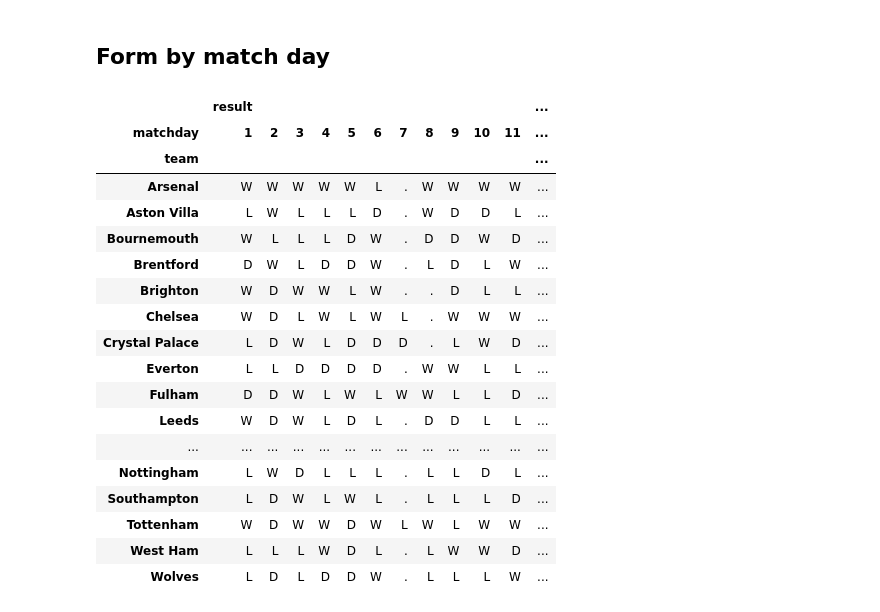
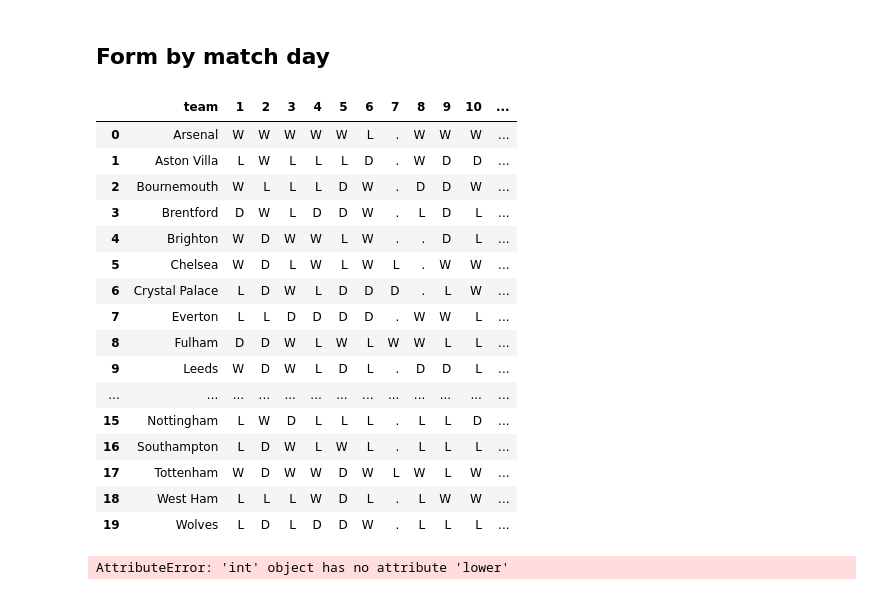
Before and after one commit to solstice035/footballdash, a Jupyter notebook: code/notebooks/results_api.ipynb, the cells around one changed output. Cells and saved outputs as stored; diff of their text form; code cells hidden in the pictures.

```diff
--- a/code/notebooks/results_api.ipynb
+++ b/code/notebooks/results_api.ipynb
@@ -126,11 +126,15 @@ data = response.json()
 df = pd.json_normalize(data, record_path = ['matches'])
 df = df[keep_cols]
 df['utcDate'] = pd.to_datetime(df['utcDate'])
+# remove timezone
+df['utcDate'] = df['utcDate'].dt.tz_localize(None)
+# create full time score column
 df['score.fullTime'] = df['score.fullTime.home'].astype(str) + '-' + df['score.fullTime.away'].astype(str)
 # rename club names using dictionary
 df['homeTeam.shortName'] = df['homeTeam.shortName'].replace(club_names)
 df['awayTeam.shortName'] = df['awayTeam.shortName'].replace(club_names)
 
+
 print(df.shape)
 # export to excel
 export_excel(df, 'matches')
@@ -504,28 +495,37 @@ df_league.head(20)
 # %%
 # pivot df_match to show team results be match day
 df_matchday = df_matches.pivot_table(index=['team'], columns=['matchday'], fill_value='.', values=['result'], aggfunc='first')
-
-# export to excel using function
-export_excel(df_matchday, 'matchday_form')
+# remove multi index
+df_matchday.columns = df_matchday.columns.droplevel(0)
+# reset index to a new int index
+df_matchday = df_matchday.reset_index().rename_axis(None, axis=1)
+# rename columns to remove multi index
 
 df_matchday.head(20)
 # %% [output]
-|  | result |  |  |  |  |  |  |  |  |  |  | ... |
-| matchday | 1 | 2 | 3 | 4 | 5 | 6 | 7 | 8 | 9 | 10 | 11 | ... |
-| team |  |  |  |  |  |  |  |  |  |  |  | ... |
-| Arsenal | W | W | W | W | W | L | . | W | W | W | W | ... |
-| Aston Villa | L | W | L | L | L | D | . | W | D | D | L | ... |
-| Bournemouth | W | L | L | L | D | W | . | D | D | W | D | ... |
-| Brentford | D | W | L | D | D | W | . | L | D | L | W | ... |
-| Brighton | W | D | W | W | L | W | . | . | D | L | L | ... |
-| Chelsea | W | D | L | W | L | W | L | . | W | W | W | ... |
-| Crystal Palace | L | D | W | L | D | D | D | . | L | W | D | ... |
-| Everton | L | L | D | D | D | D | . | W | W | L | L | ... |
-| Fulham | D | D | W | L | W | L | W | W | L | L | D | ... |
-| Leeds | W | D | W | L | D | L | . | D | D | L | L | ... |
+|  | team | 1 | 2 | 3 | 4 | 5 | 6 | 7 | 8 | 9 | 10 | ... |
+| 0 | Arsenal | W | W | W | W | W | L | . | W | W | W | ... |
+| 1 | Aston Villa | L | W | L | L | L | D | . | W | D | D | ... |
+| 2 | Bournemouth | W | L | L | L | D | W | . | D | D | W | ... |
+| 3 | Brentford | D | W | L | D | D | W | . | L | D | L | ... |
+| 4 | Brighton | W | D | W | W | L | W | . | . | D | L | ... |
+| 5 | Chelsea | W | D | L | W | L | W | L | . | W | W | ... |
+| 6 | Crystal Palace | L | D | W | L | D | D | D | . | L | W | ... |
+| 7 | Everton | L | L | D | D | D | D | . | W | W | L | ... |
+| 8 | Fulham | D | D | W | L | W | L | W | W | L | L | ... |
+| 9 | Leeds | W | D | W | L | D | L | . | D | D | L | ... |
 | ... | ... | ... | ... | ... | ... | ... | ... | ... | ... | ... | ... | ... |
-| Nottingham | L | W | D | L | L | L | . | L | L | D | L | ... |
-| Southampton | L | D | W | L | W | L | . | L | L | L | D | ... |
-| Tottenham | W | D | W | W | D | W | L | W | L | W | W | ... |
-| West Ham | L | L | L | W | D | L | . | L | W | W | D | ... |
-| Wolves | L | D | L | D | D | W | . | L | L | L | W | ... |
+| 15 | Nottingham | L | W | D | L | L | L | . | L | L | D | ... |
+| 16 | Southampton | L | D | W | L | W | L | . | L | L | L | ... |
+| 17 | Tottenham | W | D | W | W | D | W | L | W | L | W | ... |
+| 18 | West Ham | L | L | L | W | D | L | . | L | W | W | ... |
+| 19 | Wolves | L | D | L | D | D | W | . | L | L | L | ... |
+# %%
+
+
+
+
+# export to excel using function
+export_excel(df_matchday, 'matchday_form')
+# %% [output]
+AttributeError: 'int' object has no attribute 'lower'
```
Also changed, not shown: parts of 5 cells of this notebook, 2 other files.
